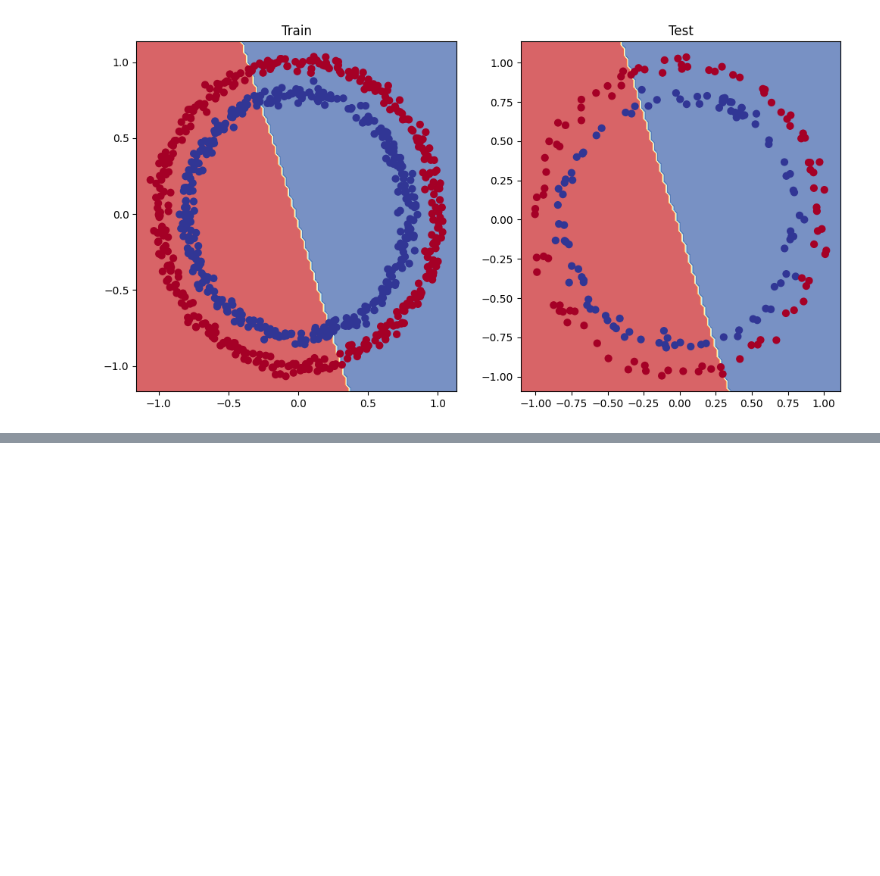
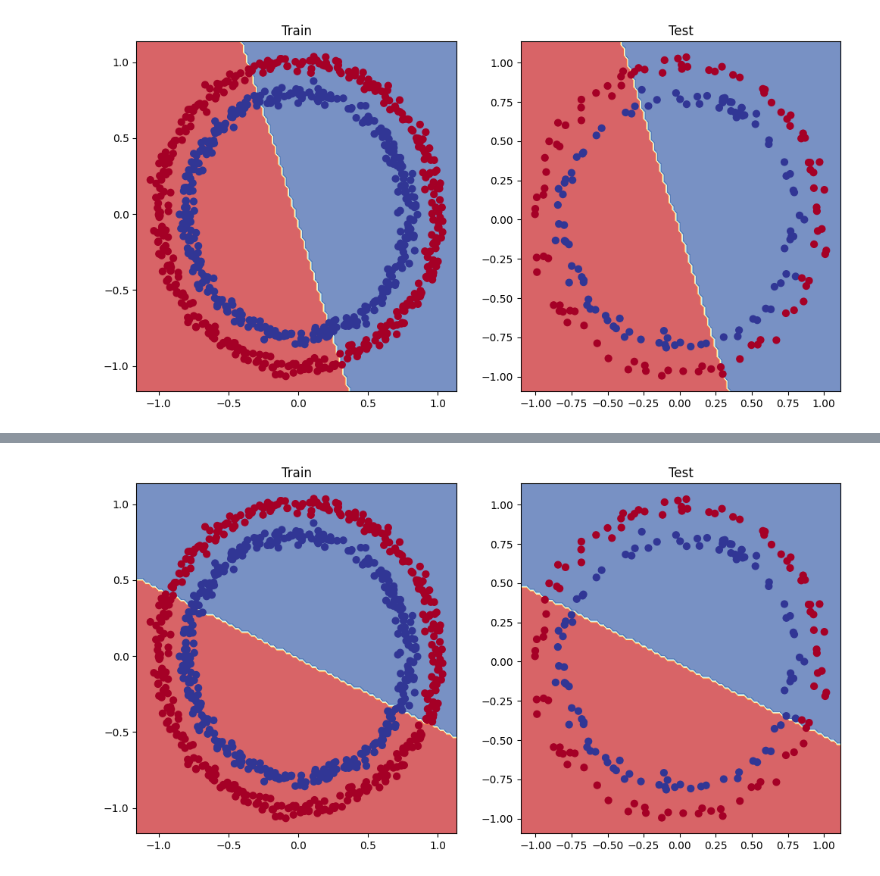
Before and after one commit to deepakrajteekaraman5/Pytorch, a Jupyter notebook: neural_network_classification_pytorch.ipynb, the cells around one changed output, grey strips where cells are left out. Saved outputs shown, nothing was run; the diff lists cells and outputs as text; code cells hidden in the pictures; blank space fills up the shorter version.

```diff
--- a/neural_network_classification_pytorch.ipynb
+++ b/neural_network_classification_pytorch.ipynb
@@ -434,0 +447,20 @@ plot_decision_boundary(model_0,X_test,y_test)
+# %%
+class CircleModelV1(nn.Module):
+    def __init__(self):
+        super().__init__()
+        self.layer_1 = nn.Linear(in_features=2, out_features= 16)
+        self.layer_2 = nn.Linear(in_features=16, out_features=32)
+        self.layer_3 = nn.Linear(in_features=32, out_features= 32)
+        self.layer_4 = nn.Linear(in_features=32, out_features=16)
+        self.layer_5 = nn.Linear(in_features=16, out_features=1)
+
+    def forward(self,x):
+        # z = self.layer_1(x)
+        # z = self.layer_2(z)
+        # z = self.layer_3(z)
+        # z = self.layer_4(z)
+        # z = self.layer_5(z)
+        return self.layer_5(self.layer_4(self.layer_3(self.layer_2(self.layer_1(x)))))
+
+model_1 = CircleModelV1().to(device)
+model_1
@@ -434,0 +475,6 @@ plot_decision_boundary(model_0,X_test,y_test)
+# %%
+# create a loss function
+loss_fn = nn.BCEWithLogitsLoss() #Sigmoid activation funtion built in
+
+optimizer = torch.optim.SGD(params=model_1.parameters(),
+                            lr = 0.1)
@@ -434,0 +548,11 @@ plot_decision_boundary(model_0,X_test,y_test)
+# %%
+# Plot the decision boundary
+plt.figure(figsize=(12,6))
+plt.subplot(1,2,1)
+plt.title("Train")
+plot_decision_boundary(model_1,X_train, y_train)
+plt.subplot(1,2,2)
+plt.title("Test")
+plot_decision_boundary(model_1,X_test,y_test)
+# %% [output]
+[figure, added]
```
Also changed, not shown: parts of 3 cells of this notebook.
